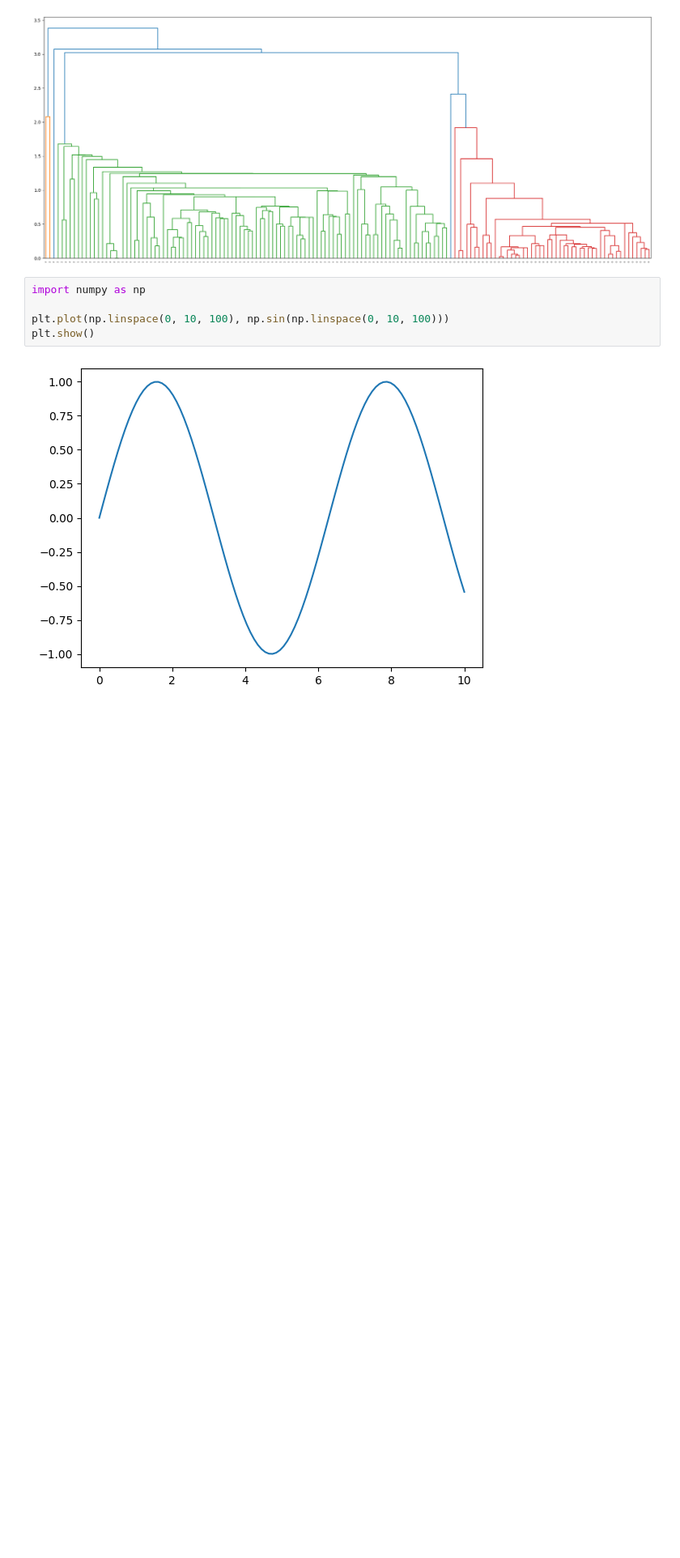
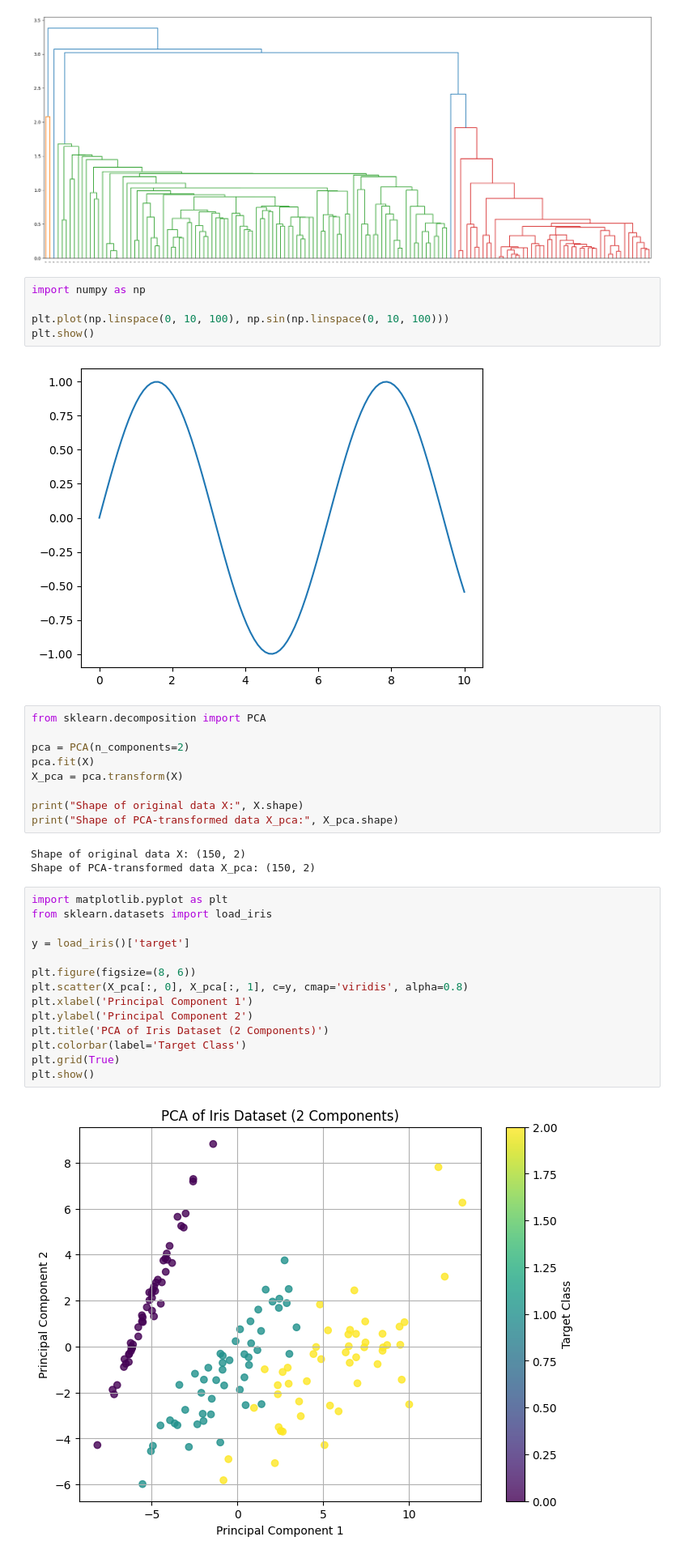
Before and after one commit to lishav123/MLS-track-notes-, a Jupyter notebook: Unsupervised_Learning_in_Python.ipynb, the cells around one changed output. Shown at 81% size. Drawn from its saved outputs; the diff is of its cells as text; blank space fills up the shorter version.

```diff
--- a/Unsupervised_Learning_in_Python.ipynb
+++ b/Unsupervised_Learning_in_Python.ipynb
@@ -79,3 +79,31 @@ plt.plot(np.linspace(0, 10, 100), np.sin(np.linspace(0, 10, 100)))
 plt.show()
 # %% [output]
 [figure]
+# %%
+from sklearn.decomposition import PCA
+
+pca = PCA(n_components=2)
+pca.fit(X)
+X_pca = pca.transform(X)
+
+print("Shape of original data X:", X.shape)
+print("Shape of PCA-transformed data X_pca:", X_pca.shape)
+# %% [output]
+Shape of original data X: (150, 2)
+Shape of PCA-transformed data X_pca: (150, 2)
+# %%
+import matplotlib.pyplot as plt
+from sklearn.datasets import load_iris
+
+y = load_iris()['target']
+
+plt.figure(figsize=(8, 6))
+plt.scatter(X_pca[:, 0], X_pca[:, 1], c=y, cmap='viridis', alpha=0.8)
+plt.xlabel('Principal Component 1')
+plt.ylabel('Principal Component 2')
+plt.title('PCA of Iris Dataset (2 Components)')
+plt.colorbar(label='Target Class')
+plt.grid(True)
+plt.show()
+# %% [output]
+[figure, added]
```
Also changed, not shown: parts of 4 cells of this notebook.
